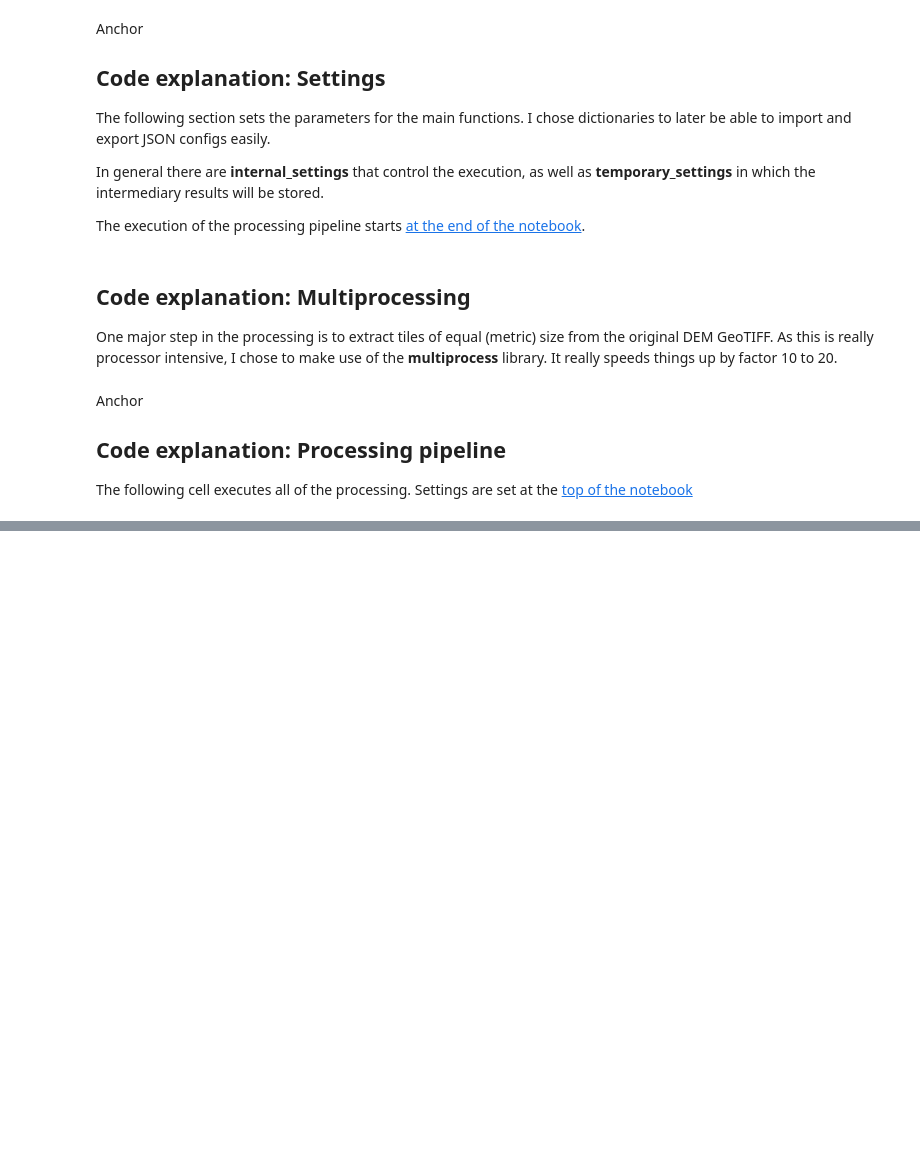
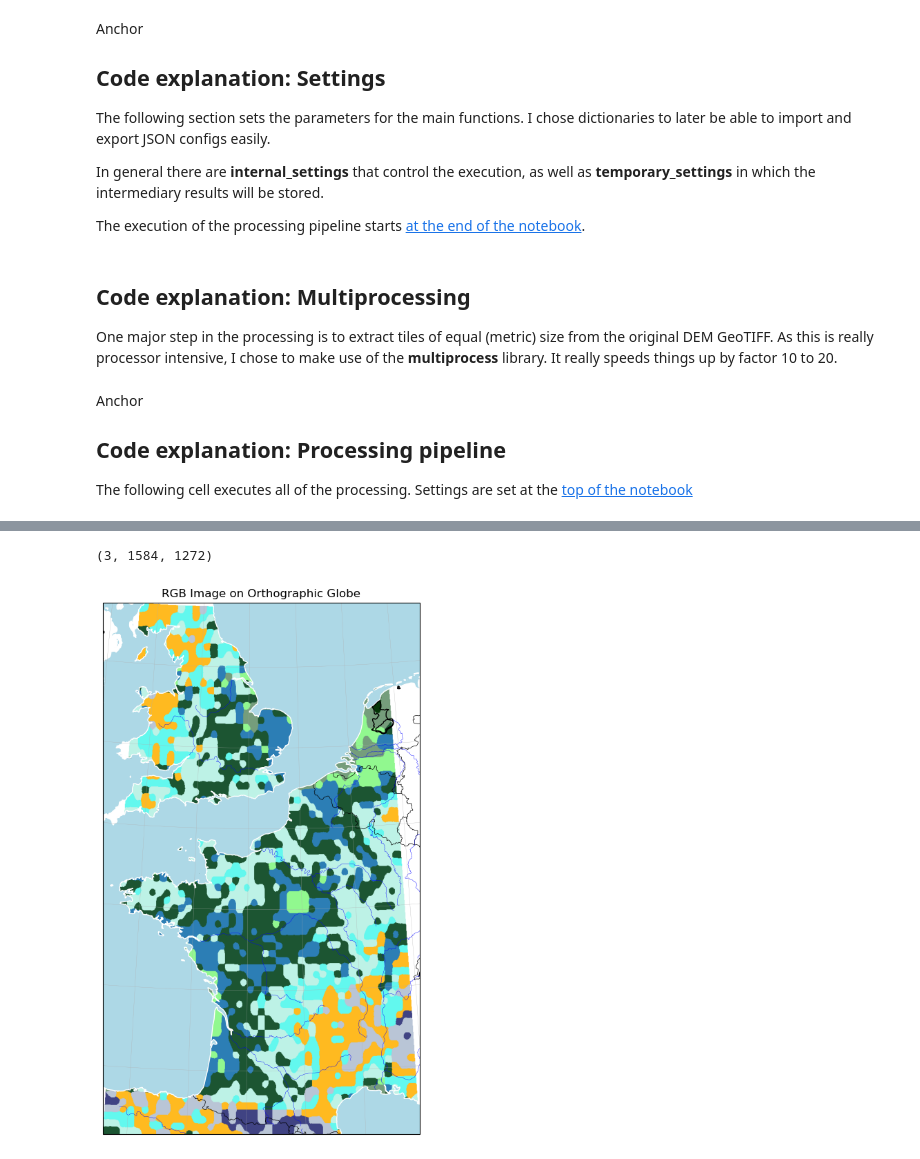
Before and after one commit to sebschger/geospatial-landscape-clustering-by-fft, a Jupyter notebook: main_notebook.ipynb, the cells around one changed output, grey strips where cells are left out. Saved outputs shown, nothing was run; the diff lists cells and outputs as text; code cells hidden in the pictures; blank space fills up the shorter version.

Commit message:
Implemented a basic plotting function (to view the results directly inside the notebook).

```diff
--- a/main_notebook.ipynb
+++ b/main_notebook.ipynb
@@ -167,17 +167,17 @@ internal_settings["files"] = {}
 internal_settings["files"]["dem_folder"] = "geotiffs" #Here the to-be-used-geotiffs are located
 
 internal_settings["fft"] = {}
-internal_settings["fft"]["tile_size_km"] = 20 #average length and width of a tile that is processed individually
-internal_settings["fft"]["tile_size_px"] = 5
+internal_settings["fft"]["tile_size_km"] = 10 #average length and width of a tile that is processed individually
+internal_settings["fft"]["tile_size_px"] = 20
 
-internal_settings["fft"]["tile_overlap_percent"] = 0 # 85 How much (by a tile length in percent) do the tiles overlap
+internal_settings["fft"]["tile_overlap_percent"] = 85 # 85 How much (by a tile length in percent) do the tiles overlap
 internal_settings["fft"]["tile_overlap_multi"] =  1 / (1 - (internal_settings["fft"]["tile_overlap_percent"]/100))
 internal_settings["fft"]["fft_levels"] = 12
 
 internal_settings["output"] = {}
 internal_settings["output"]["folder_name"] = "output_label_images"
 internal_settings["output"]["q_factor"] = 10 # 5 Bigger Q-Factor, smaller image result, faster computation
-internal_settings["output"]["label_mode_filter"] = 30  # this is in arbitrary units. It will adapt to the final size, so bigger images are filtered in the same way
+internal_settings["output"]["label_mode_filter"] = 15  # this is in arbitrary units. It will adapt to the final size, so bigger images are filtered in the same way
 internal_settings["output"]["label_count"] = 10
 
 # This one calculates the actual filter size in pixels regarding the final image
@@ -872,3 +880,48 @@ Creating labeled image 4 of 4…
 Filtering of the mapped labels took 1.8 Seconds
 Creating labeled image completed. This one took 2.0 seconds.
 Creating labeled images for all regions (4) completed.
+# %%
+temporary_settings["augmented_dems"][0].image_rgb.shape
+# %% [output]
+(3, 1584, 1272)
+# %%
+# Testing
+import numpy as np
+import matplotlib.pyplot as plt
+import cartopy.crs as ccrs
+import cartopy.feature as cfeature
+
+# Example dummy image (replace with your RGB NumPy array)
+height, width = 180, 360
+
+current_augmented_dem = temporary_settings["augmented_dems"][0]
+image = np.transpose(current_augmented_dem.image_rgb,[1,2,0])
+west, south, east, north = current_augmented_dem.geo_bounds.as_list()
+
+
+# Image extent in (lon_min, lon_max, lat_min, lat_max)
+extent = (west, east, south, north)  # Modify if your image is a subset of the globe
+
+fig = plt.figure(figsize=(10, 10))
+ax = plt.axes(projection=ccrs.Orthographic(central_longitude=current_augmented_dem.geo_bounds.center_x, central_latitude=current_augmented_dem.geo_bounds.center_y))
+
+ax.set_extent(extent)
+
+# Add features
+ax.add_feature(cfeature.BORDERS, edgecolor = "black", linewidth=0.5)
+ax.add_feature(cfeature.COASTLINE, edgecolor = "white", linewidth=1.0)
+ax.add_feature(cfeature.LAKES, edgecolor='black', facecolor='none')
+ax.add_feature(cfeature.RIVERS, edgecolor='blue', linewidth=0.3)
+ax.add_feature(cfeature.OCEAN, zorder=1, facecolor='lightblue')
+
+# Plot image (projecting from PlateCarree, which assumes lat/lon coordinates)
+ax.imshow(image, origin='upper', extent=extent, transform=ccrs.PlateCarree())
+
+# Optionally, add gridlines
+ax.gridlines(draw_labels=False, linewidth=0.2)
+
+# Show
+plt.title("RGB Image on Orthographic Globe")
+plt.show()
+# %% [output]
+[figure, added]
```
Also changed, not shown: parts of 2 cells of this notebook, 2 other files.
